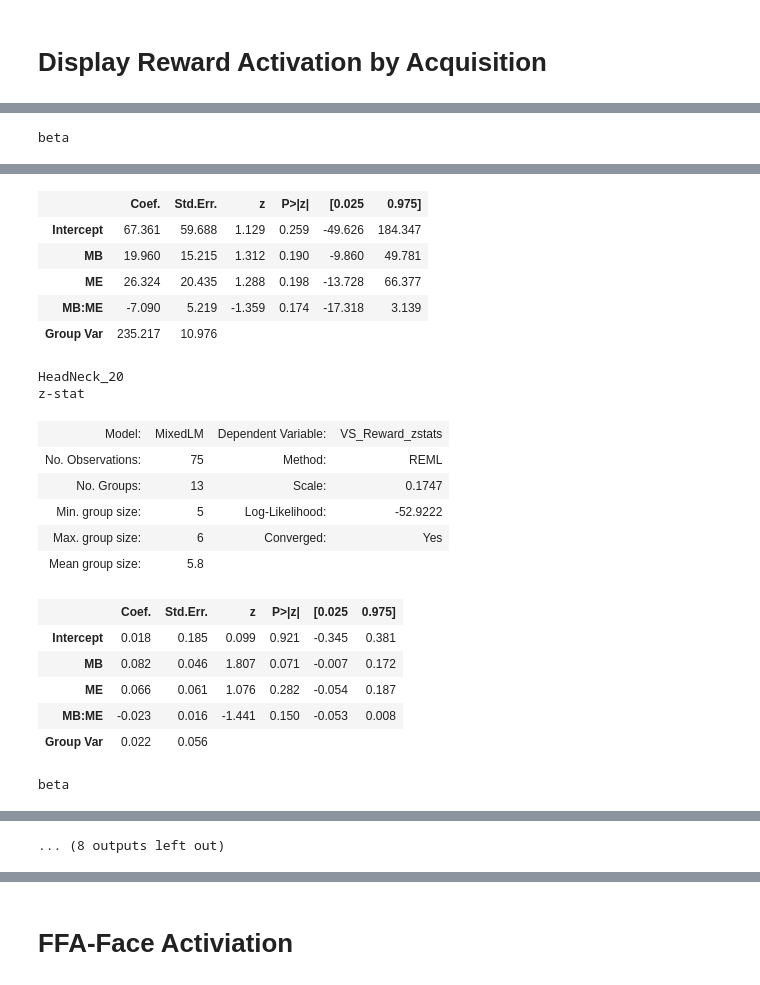
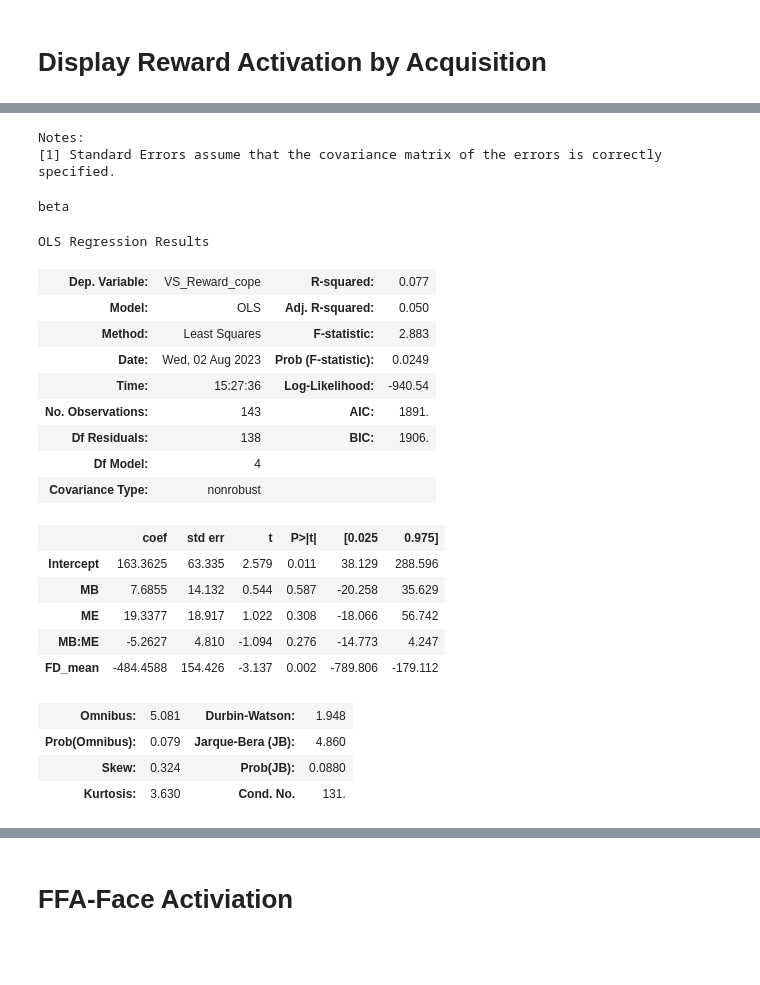
Before and after one commit to DVS-Lab/rf1-mbme-pilot, a Jupyter notebook: code/Zstat_analysis&figures.ipynb, the cells around one changed output, grey strips where cells are left out. Drawn from its saved outputs; the diff is of its cells as text; code cells hidden in the pictures; blank space fills up the shorter version.

```diff
--- a/code/Zstat_analysis&figures.ipynb
+++ b/code/Zstat_analysis&figures.ipynb
@@ -20,7 +20,7 @@ import json
 import matplotlib.pyplot as plt
 plt.rcParams['svg.fonttype'] = 'none'
 # %%
-project_dir='/data/projects/rf1-mbme-pilot'
+project_dir='/ZPOOL/data/projects/rf1-mbme-pilot'
 subs=pd.read_csv('../derivatives/exclusions.csv')
 print("We collected and downloaded data from %s subjects"%(len(subs['sub'].unique())))
 GoodSubs=subs.groupby(by='sub').sum()
@@ -29,7 +29,7 @@ GoodSubs=GoodSubs[
     (GoodSubs['FD_exclusion']<=2)&(
         GoodSubs['ABS_exclusion']<=1)&(
         GoodSubs['Beh_TrialExclusion']<=2)].reset_index()
-subs=subs[subs['sub'].isin(GoodSubs['sub'].values)].sort_values(by='sub')
+#subs=subs[subs['sub'].isin(GoodSubs['sub'].values)].sort_values(by='sub')
 subs.reset_index(inplace=True)
 
 HC=[]
@@ -64,9 +64,9 @@ for index,row in subs.iterrows():
     sub=row['sub']
     acq=row['acq']
     act.append(os.path.exists(
-        project_dir+'/derivatives/fsl/%s/L1_task-sharedreward_model-1_type-act_acq-%s_sm-4.feat/stats/zstat11.nii.gz'%(sub,acq)))
+        project_dir+'/derivatives/fsl/%s/L1_task-sharedreward_model-1_type-act_acq-%s_sm-4.feat/stats/tstat11.nii.gz'%(sub,acq)))
     ppi.append(os.path.exists(
-        project_dir+'/derivatives/fsl/%s/L1_task-sharedreward_model-1_type-ppi_seed-VS_thr5_acq-%s_sm-4.feat/stats/zstat11.nii.gz'%(sub,acq)))
+        project_dir+'/derivatives/fsl/%s/L1_task-sharedreward_model-1_type-ppi_seed-VS_thr5_acq-%s_sm-4.feat/stats/tstat11.nii.gz'%(sub,acq)))
     L2ppi.append(os.path.exists(
         project_dir+'/derivatives/fsl/%s/L2_task-sharedreward_model-1_type-ppi_seed-VS_thr5_sm-4.gfeat/cope10.feat/stats/cope1.nii.gz'%(sub)))
 
@@ -181,0 +187,4 @@ mod_df=sub_df.melt(id)
+# %%
+mod_df=subs
+mod_df
+subs.to_csv('tstat_res.csv',index=False)
@@ -183,30 +206,32 @@ mod_df=sub_df.melt(id)
 # Display Reward Activation by Acquisition
 # %%
 import statsmodels.formula.api as smf
-plt_df=subs.dropna()
+plt_df=subs
+
 
 for HC in plt_df['HeadCoil'].unique():
     mod_df = plt_df[plt_df['HeadCoil'] == HC]
+    print(len(mod_df))
     print(HC)
-    print("z-stat")
-    res=smf.mixedlm('VS_Reward_zstats ~ MB * ME',data=mod_df,groups=mod_df['sub']).fit()
+    print("t-stat")
+    res=smf.ols('VS_Reward_tstats ~ MB * ME+FD_mean',data=mod_df,groups=mod_df['sub']).fit()
     display(res.summary())
     print("beta")
-    res=smf.mixedlm('VS_Reward_cope ~ MB * ME',data=mod_df,groups=mod_df['sub']).fit()
+    res=smf.ols('VS_Reward_cope ~ MB * ME+FD_mean',data=mod_df,groups=mod_df['sub']).fit()
     display(res.summary())
 
-print("Results for Zstatistics")
-res=smf.mixedlm('VS_Reward_zstats ~ MB * ME * HeadCoil',data=plt_df,groups=plt_df['sub']).fit()
+print("Results for tstatistics")
+res=smf.ols('VS_Reward_tstats ~ MB * ME * HeadCoil+FD_mean',data=plt_df,groups=plt_df['sub']).fit()
 display(res.summary())
 
-sns.catplot(x='MB',y='VS_Reward_zstats',hue='ME',data=plt_df,kind='bar',ci=68,
+sns.catplot(x='MB',y='VS_Reward_tstats',hue='ME',data=plt_df,kind='bar',ci=68,
             order=[1,3,6],col='HeadCoil')
 
-plt.savefig("../derivatives/figures/assets/Reward_VS-act_zstat.svg")
+plt.savefig("../derivatives/figures/assets/Reward_VS-act_tstat.svg")
 plt.show()
 
 print("Results for Cope")
-res=smf.mixedlm('VS_Reward_cope ~ MB * ME * HeadCoil',data=plt_df,groups=plt_df['sub']).fit()
+res=smf.ols('VS_Reward_cope ~ MB * ME * HeadCoil+FD_mean',data=plt_df,groups=plt_df['sub']).fit()
 display(res.summary())
 sns.catplot(x='MB',y='VS_Reward_cope',hue='ME',col='HeadCoil',ci=68,
             data=plt_df,kind='bar',order=[1,3,6])
@@ -215,7 +240,7 @@ plt.savefig("../derivatives/figures/assets/Reward_VS-act_cope.svg")
 plt.show()
 
 # print("Results for VarCope")
-# res=smf.mixedlm('VS_Reward_varcope ~ MB * ME * HeadCoil',data=plt_df,groups=plt_df['sub']).fit()
+# res=smf.ols('VS_Reward_varcope ~ MB * ME * HeadCoil',data=plt_df,groups=plt_df['sub']).fit()
 # display(res.summary())
 # sns.catplot(x='MB',y='VS_Reward_varcope',hue='ME',col='HeadCoil',
 #             data=plt_df,kind='bar',order=[1,3,6])
@@ -239 +268,0 @@ z-stat
-beta
@@ -246,21 +273,23 @@ beta
+Notes:
+[1] Standard Errors assume that the covariance matrix of the errors is correctly specified.
+beta
+OLS Regression Results
-|  | Coef. | Std.Err. | z | P>|z| | [0.025 | 0.975] |
-| Intercept | 67.361 | 59.688 | 1.129 | 0.259 | -49.626 | 184.347 |
-| MB | 19.960 | 15.215 | 1.312 | 0.190 | -9.860 | 49.781 |
-| ME | 26.324 | 20.435 | 1.288 | 0.198 | -13.728 | 66.377 |
-| MB:ME | -7.090 | 5.219 | -1.359 | 0.174 | -17.318 | 3.139 |
-| Group Var | 235.217 | 10.976 |  |  |  |  |
+| Dep. Variable: | VS_Reward_cope | R-squared: | 0.077 |
+| Model: | OLS | Adj. R-squared: | 0.050 |
+| Method: | Least Squares | F-statistic: | 2.883 |
+| Date: | Wed, 02 Aug 2023 | Prob (F-statistic): | 0.0249 |
+| Time: | 15:27:36 | Log-Likelihood: | -940.54 |
+| No. Observations: | 143 | AIC: | 1891. |
+| Df Residuals: | 138 | BIC: | 1906. |
+| Df Model: | 4 |  |  |
+| Covariance Type: | nonrobust |  |  |
-HeadNeck_20
-z-stat
-| Model: | MixedLM | Dependent Variable: | VS_Reward_zstats |
-| No. Observations: | 75 | Method: | REML |
-| No. Groups: | 13 | Scale: | 0.1747 |
-| Min. group size: | 5 | Log-Likelihood: | -52.9222 |
-| Max. group size: | 6 | Converged: | Yes |
-| Mean group size: | 5.8 |  |  |
+|  | coef | std err | t | P>|t| | [0.025 | 0.975] |
+| Intercept | 163.3625 | 63.335 | 2.579 | 0.011 | 38.129 | 288.596 |
+| MB | 7.6855 | 14.132 | 0.544 | 0.587 | -20.258 | 35.629 |
+| ME | 19.3377 | 18.917 | 1.022 | 0.308 | -18.066 | 56.742 |
+| MB:ME | -5.2627 | 4.810 | -1.094 | 0.276 | -14.773 | 4.247 |
+| FD_mean | -484.4588 | 154.426 | -3.137 | 0.002 | -789.806 | -179.112 |
-|  | Coef. | Std.Err. | z | P>|z| | [0.025 | 0.975] |
-| Intercept | 0.018 | 0.185 | 0.099 | 0.921 | -0.345 | 0.381 |
-| MB | 0.082 | 0.046 | 1.807 | 0.071 | -0.007 | 0.172 |
-| ME | 0.066 | 0.061 | 1.076 | 0.282 | -0.054 | 0.187 |
-| MB:ME | -0.023 | 0.016 | -1.441 | 0.150 | -0.053 | 0.008 |
-| Group Var | 0.022 | 0.056 |  |  |  |  |
+| Omnibus: | 5.081 | Durbin-Watson: | 1.948 |
+| Prob(Omnibus): | 0.079 | Jarque-Bera (JB): | 4.860 |
+| Skew: | 0.324 | Prob(JB): | 0.0880 |
+| Kurtosis: | 3.630 | Cond. No. | 131. |
-beta
@@ -279 +295,0 @@ beta
-... (8 outputs left out)
```
Also changed, not shown: parts of 18 cells of this notebook, 13 other files.
